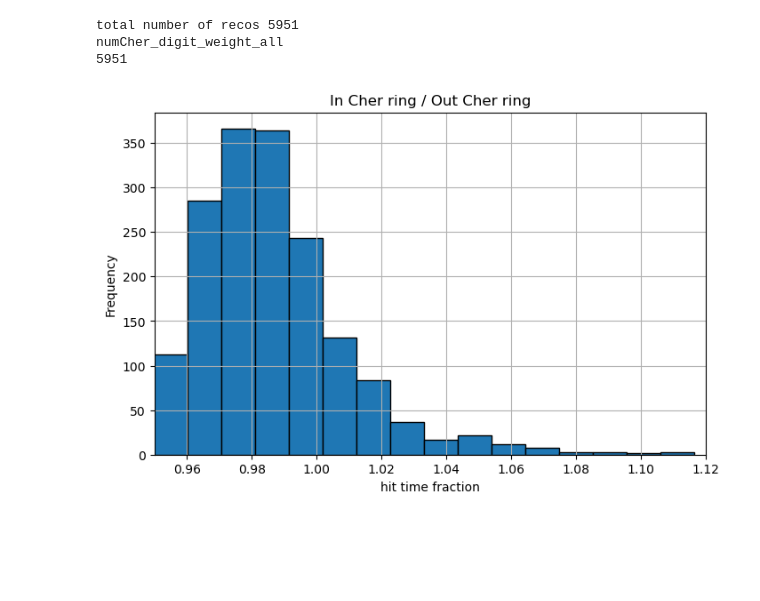
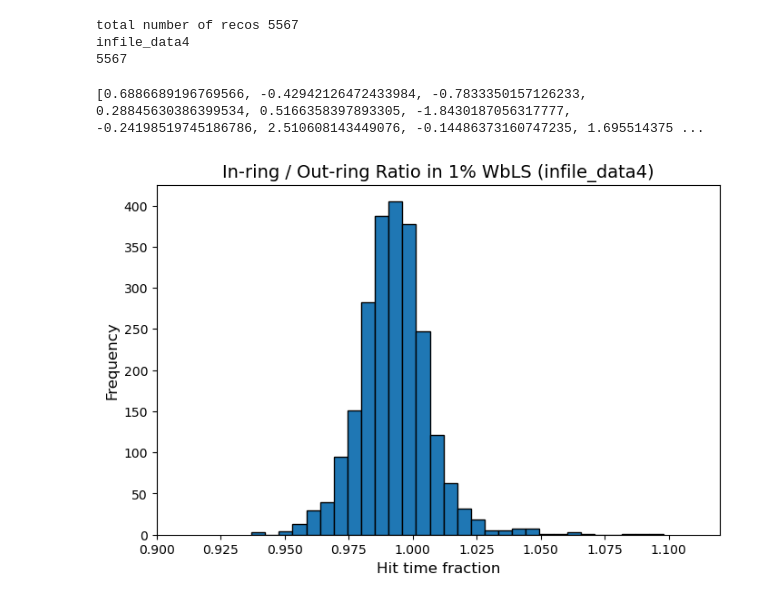
Before and after one commit to dcolson2026/BNL_WbLS, a Jupyter notebook: psu_ipynbs/hit_time_ratio.ipynb, the cells around one changed output. Drawn from its saved outputs; the diff is of its cells as text; code cells hidden in the pictures; blank space fills up the shorter version.

```diff
--- a/psu_ipynbs/hit_time_ratio.ipynb
+++ b/psu_ipynbs/hit_time_ratio.ipynb
@@ -147,7 +147,7 @@ def get_data_for_Cher_PMTs(recos, BP_tags, pref_BP, event_idx):
 
     return (top_intsec[0], top_intsec[1]), (bot_intsec[0], bot_intsec[1]), pmt_hits
 # %%
-user_file_choice = 0
+user_file_choice = 4
 
 ##### water
 ### eloss files
@@ -189,7 +189,7 @@ wbls_file_list = [
 real_file = water_file_list[user_file_choice]
 ###
 reco_events, BP_tags = load_data(real_file)
-# reco_type = real_file.split("/")[8]
+reco_type = real_file.split("/")[8]
 # reco_type = real_file.split("/")[10]
 hist_tag = str(reco_type)
 print("total number of recos", len(reco_events))
@@ -197,10 +197,11 @@ print(hist_tag)
 # print(reco_events[0]['total_charge']) # proof im not crazy
 print(len(BP_tags))
 # %% [output]
-total number of recos 5951
-numCher_digit_weight_all
-5951
+total number of recos 5567
+infile_data4
+5567
 # %%
+extra = []
 pmt_pos_all_events = []
 for i in range(len(reco_events)):
     reco_entry, reco_exit, pmt_pos = get_data_for_Cher_PMTs(reco_events, BP_tags, 1, i)
@@ -216,21 +217,28 @@ for event_idx, group in enumerate(pmt_pos_all_events):
     pmt_hits = reco_events[event_idx]['hits']
     in_cher_median_hit_time = np.median([[pmt_hits[cher_pmt][3]] for cher_pmt in group])
     out_cher_median_hit_time = np.median([[pmt_hits[k][3]] for k in range(len(pmt_hits)) if k not in group])
+    extra.append(out_cher_median_hit_time - in_cher_median_hit_time)
 
     hit_time_fractions.append(in_cher_median_hit_time/out_cher_median_hit_time)
+
+
+
+print(extra)
+# %% [output]
+[0.6886689196769566, -0.42942126472433984, -0.7833350157126233, 0.28845630386399534, 0.5166358397893305, -1.8430187056317777, -0.24198519745186786, 2.510608143449076, -0.14486373160747235, 1.695514375 ...
 # %%
 # Create the histogram
 plt.figure(figsize=(8, 5))
-plt.hist(hit_time_fractions, bins=20, edgecolor='black')
+plt.hist(hit_time_fractions, bins=30, edgecolor='black')
 
 # Add labels and title
-plt.xlabel('hit time fraction')
-plt.ylabel('Frequency')
-plt.title('In Cher ring / Out Cher ring')
-plt.xlim(0.950, 1.12)
+plt.xlabel('Hit time fraction', fontsize=12)
+plt.ylabel('Frequency', fontsize=12)
+plt.title(f'In-ring / Out-ring Ratio in 1% WbLS ({hist_tag})', fontsize=14)
+plt.xlim(0.90, 1.12)
 
 # Show the plot
-plt.grid(True)
-plt.show()
+# plt.grid(True)
+plt.savefig(f"/storage/group/dfc13/default/dcolson/poster_plots/inringoutring_wbls1pcnt_{hist_tag}.png", dpi=300, bbox_inches="tight")
 # %% [output]
-[figure, old version]
+[figure, new version]
```
Also changed, not shown: parts of 1 cell of this notebook, 4 other files.
